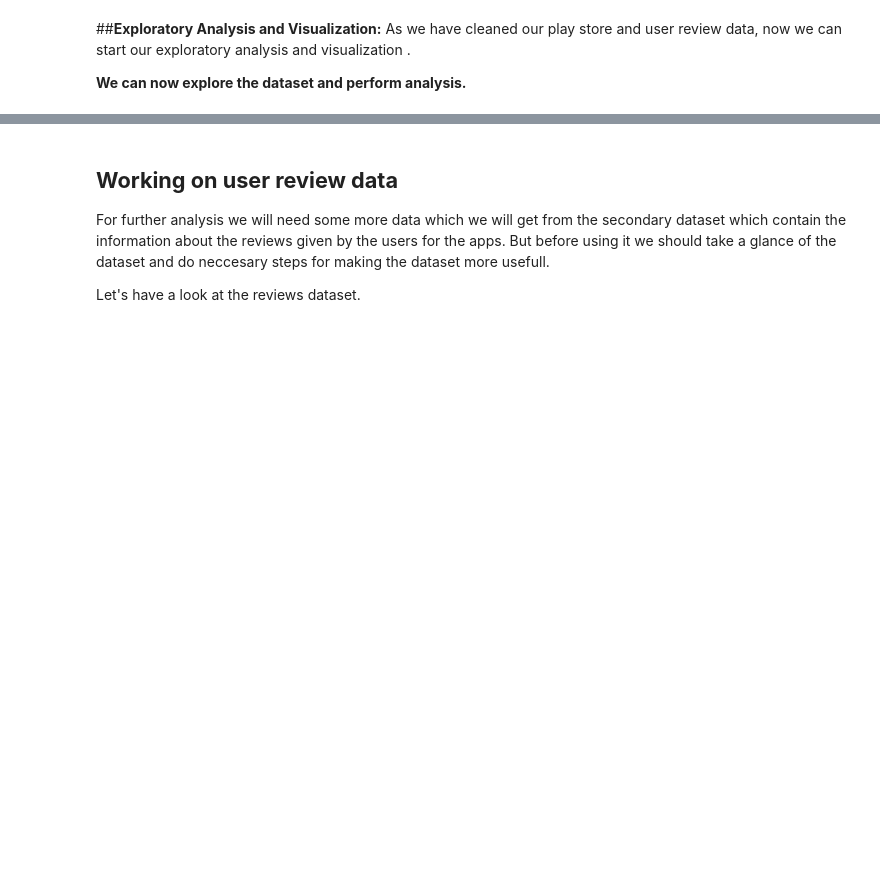
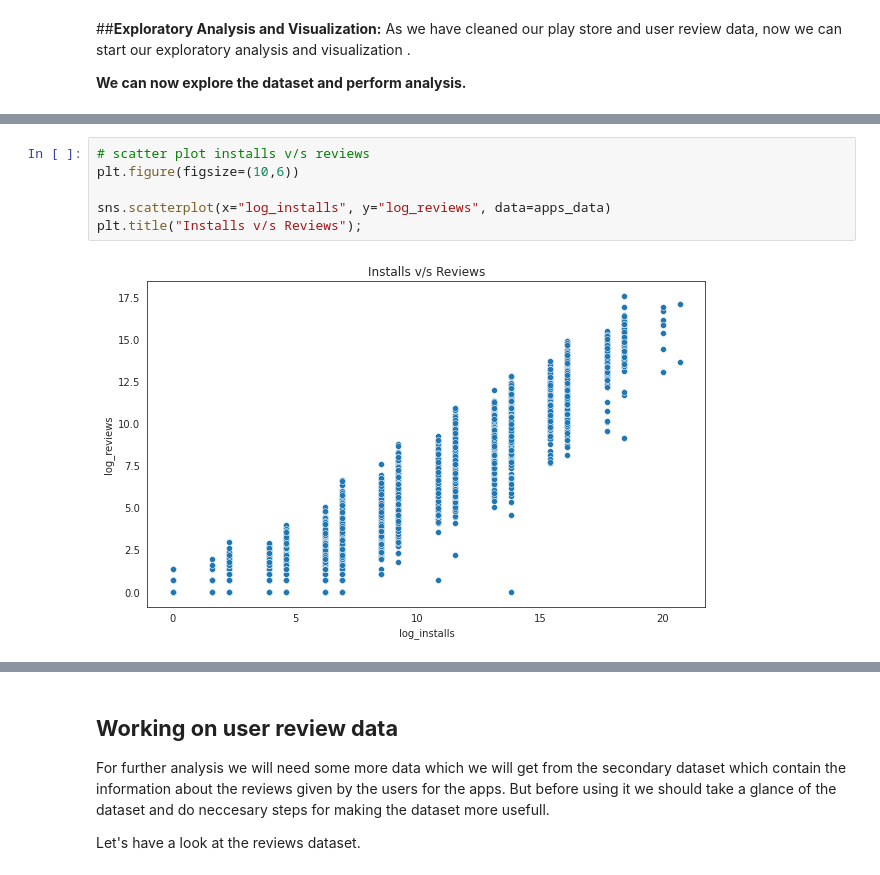
Before and after one commit to harishgawade1999/Playstore-App-Review-Analysis-, a Jupyter notebook: Harish_Play_Store_App_Review_Analysis_Capstone_Project.ipynb, the cells around one changed output, grey strips where cells are left out. Saved outputs shown, nothing was run; the diff lists cells and outputs as text; blank space fills up the shorter version.

```diff
--- a/Harish_Play_Store_App_Review_Analysis_Capstone_Project.ipynb
+++ b/Harish_Play_Store_App_Review_Analysis_Capstone_Project.ipynb
@@ -404,0 +455,8 @@ dtype: object
+# %%
+# scatter plot installs v/s reviews
+plt.figure(figsize=(10,6))
+
+sns.scatterplot(x="log_installs", y="log_reviews", data=apps_data)
+plt.title("Installs v/s Reviews");
+# %% [output]
+[figure, added]
```
Also changed, not shown: parts of 36 cells of this notebook.
